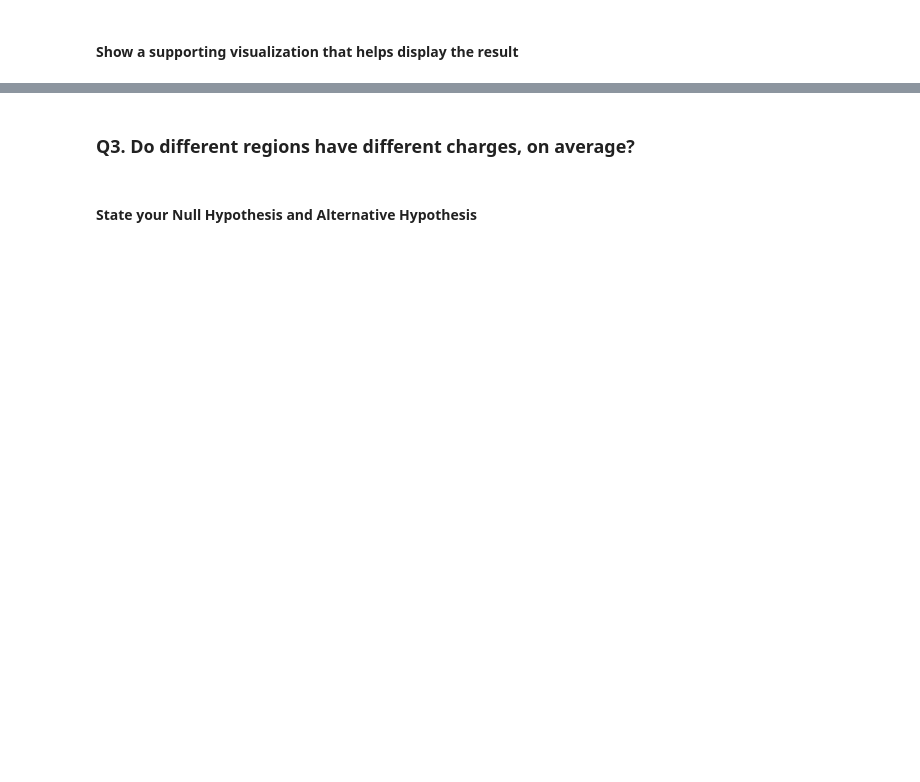
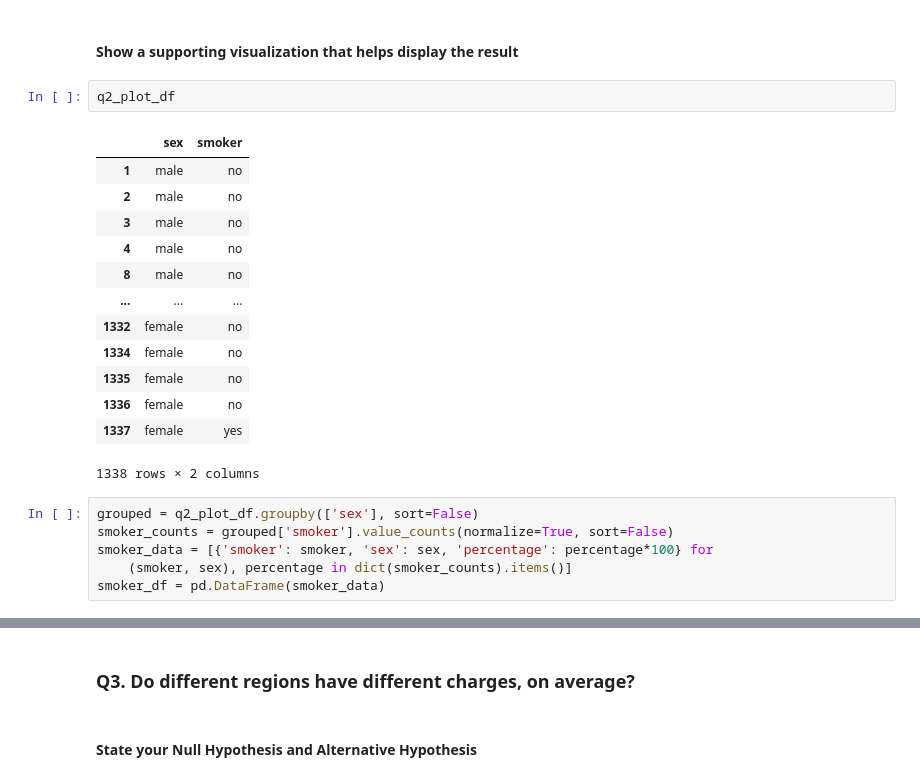
Before and after one commit to YBilodeau/Hypothesis-Testing-with-Insurance-Data-Core, a Jupyter notebook: Hypothesis Testing with Insurance Data (Core).ipynb, the cells around one changed output, grey strips where cells are left out. Drawn from its saved outputs; the diff is of its cells as text; blank space fills up the shorter version.

```diff
--- a/Hypothesis Testing with Insurance Data (Core).ipynb
+++ b/Hypothesis Testing with Insurance Data (Core).ipynb
@@ -229,2 +381,24 @@ sns.barplot(data=plot_df, x='smoker', y='charges', ci=68)
 # %% [markdown]
 #### **Show a supporting visualization that helps display the result**
+# %%
+q2_plot_df
+# %% [output]
+|  | sex | smoker |
+| 1 | male | no |
+| 2 | male | no |
+| 3 | male | no |
+| 4 | male | no |
+| 8 | male | no |
+| ... | ... | ... |
+| 1332 | female | no |
+| 1334 | female | no |
+| 1335 | female | no |
+| 1336 | female | no |
+| 1337 | female | yes |
+1338 rows × 2 columns
+# %%
+grouped = q2_plot_df.groupby(['sex'], sort=False)
+smoker_counts = grouped['smoker'].value_counts(normalize=True, sort=False)
+smoker_data = [{'smoker': smoker, 'sex': sex, 'percentage': percentage*100} for
+    (smoker, sex), percentage in dict(smoker_counts).items()]
+smoker_df = pd.DataFrame(smoker_data)
```
Also changed, not shown: parts of 69 cells of this notebook.
